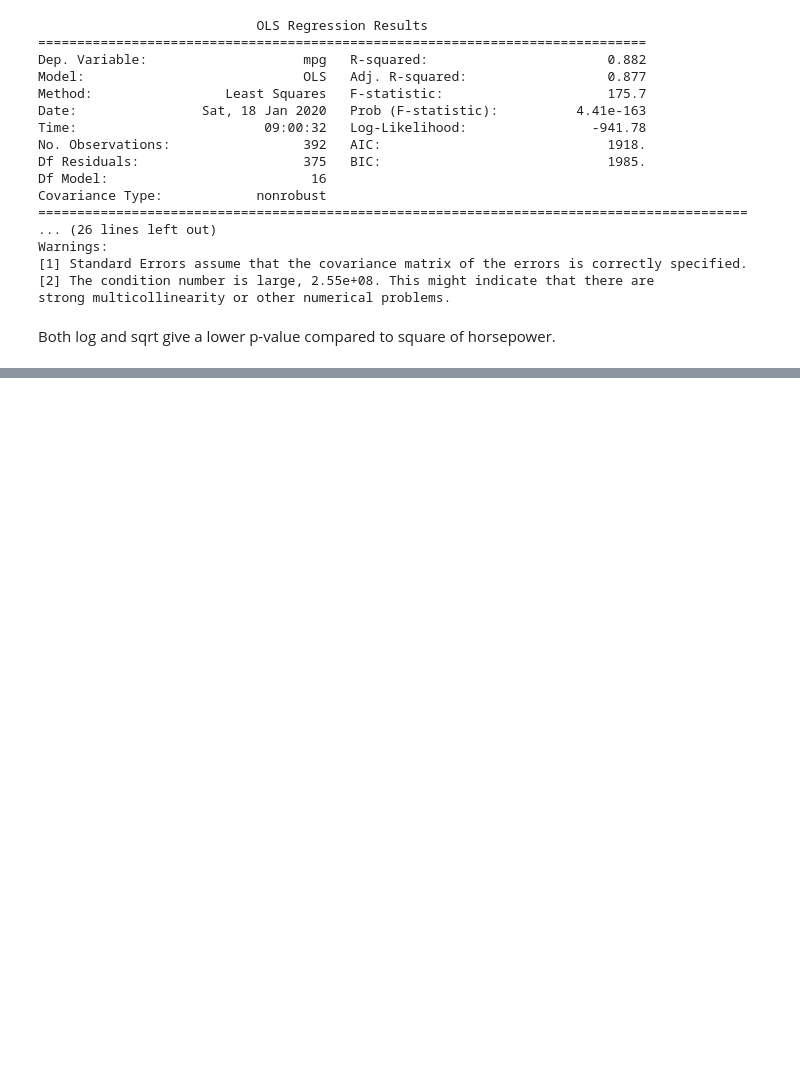
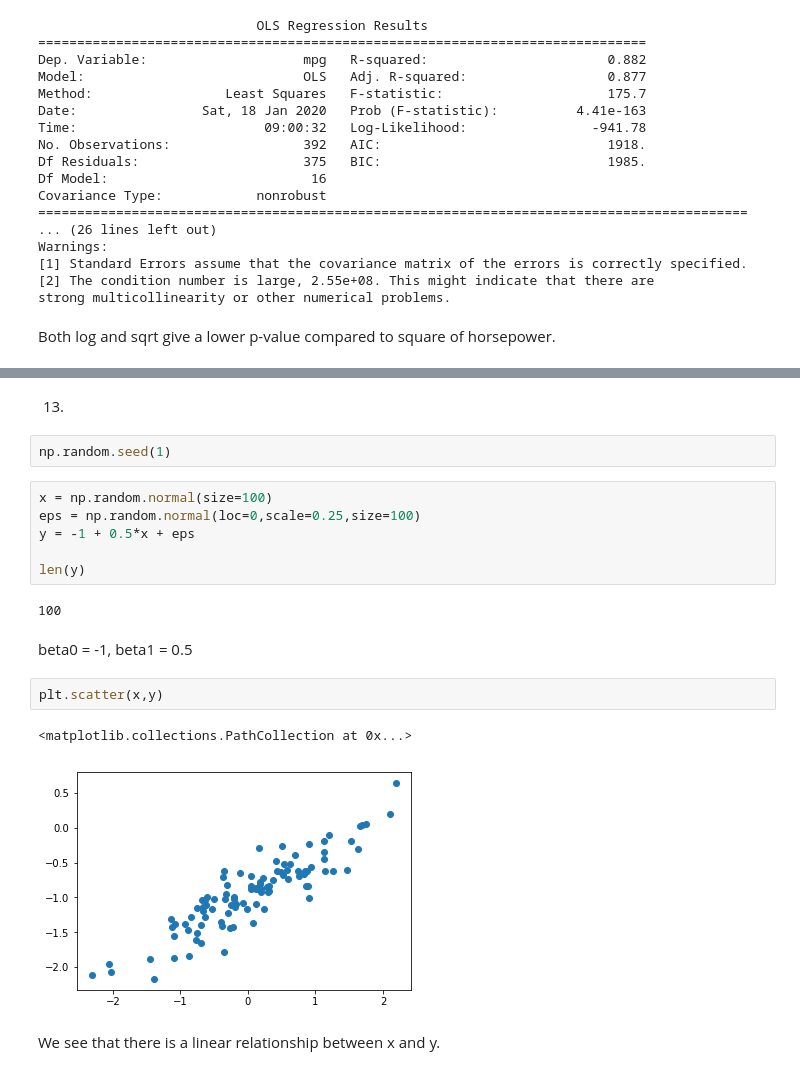
Before and after one commit to akmishra-nitr/ISLRwP, a Jupyter notebook: Chapter 3 - Linear Regression/Chapter 3 Exercises - Applied.ipynb, the cells around one changed output, grey strips where cells are left out. Drawn from its saved outputs; the diff is of its cells as text; blank space fills up the shorter version.

```diff
--- a/Chapter 3 - Linear Regression/Chapter 3 Exercises - Applied.ipynb
+++ b/Chapter 3 - Linear Regression/Chapter 3 Exercises - Applied.ipynb
@@ -610,0 +929,21 @@ Both log and sqrt give a lower p-value compared to square of horsepower.
+# %% [markdown]
+13)
+# %%
+np.random.seed(1)
+# %%
+x = np.random.normal(size=100)
+eps = np.random.normal(loc=0,scale=0.25,size=100)
+y = -1 + 0.5*x + eps
+
+len(y)
+# %% [output]
+100
+# %% [markdown]
+beta0 = -1, beta1 = 0.5
+# %%
+plt.scatter(x,y)
+# %% [output]
+<matplotlib.collections.PathCollection at 0x...>
+[figure, added]
+# %% [markdown]
+We see that there is a linear relationship between x and y.
```
Also changed, not shown: parts of 59 cells of this notebook, 1 other file.
